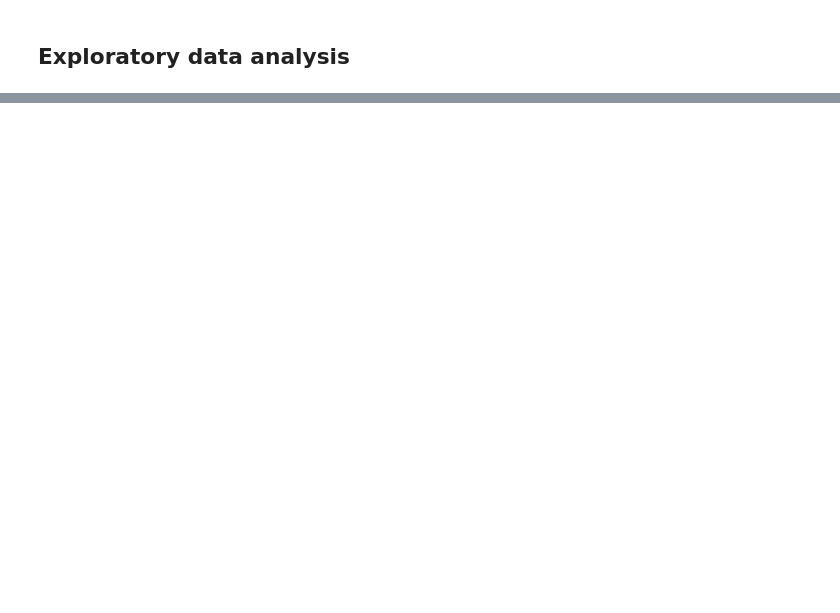
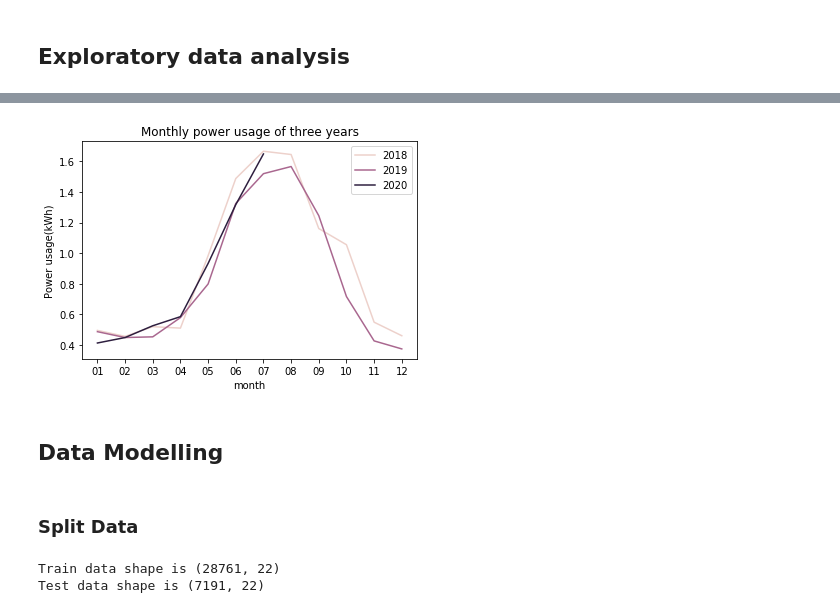
Before and after one commit to cybertraining-dsc/cybertraining-dsc.github.io-v1, a Jupyter notebook: docs/report/fa20-523-314/project/data_script/residential_power_consumption_prediction.ipynb, the cells around one changed output, grey strips where cells are left out. Saved outputs shown, nothing was run; the diff lists cells and outputs as text; code cells hidden in the pictures; blank space fills up the shorter version.

```diff
--- a/docs/report/fa20-523-314/project/data_script/residential_power_consumption_prediction.ipynb
+++ b/docs/report/fa20-523-314/project/data_script/residential_power_consumption_prediction.ipynb
@@ -146,0 +225,12 @@ array(['weekday', 'weekend', 'vacation', 'COVID_lockdown'], dtype=object)
+# %%
+sns.lineplot(x = 'month', y = 'Value', data=df_main[df_main.year.astype(int) >= 2018], hue = 'year', ci = None)
+plt.legend(labels = ['2018', '2019', '2020'])
+plt.title('Monthly power usage of three years')
+plt.ylabel('Power usage(kWh)')
+#plt.savefig("monthly_power.png")
+# %% [output]
+[figure, added]
+# %% [markdown]
+## Data Modelling
+# %% [markdown]
+### Split Data
@@ -146,0 +253,6 @@ array(['weekday', 'weekend', 'vacation', 'COVID_lockdown'], dtype=object)
+# %%
+print(f"Train data shape is {X_train.shape}")
+print(f"Test data shape is {X_test.shape}")
+# %% [output]
+Train data shape is (28761, 22)
+Test data shape is (7191, 22)
```
Also changed, not shown: parts of 27 cells of this notebook, 6 other files.
